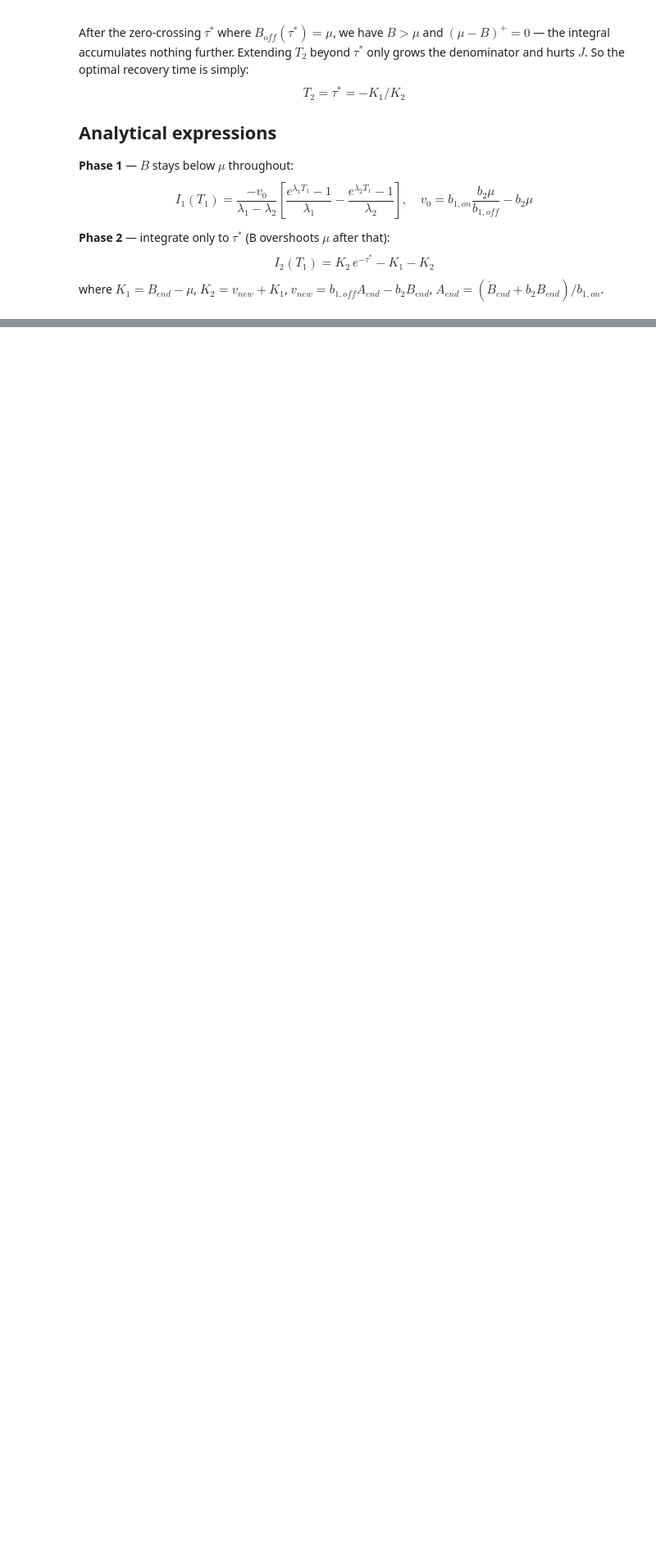
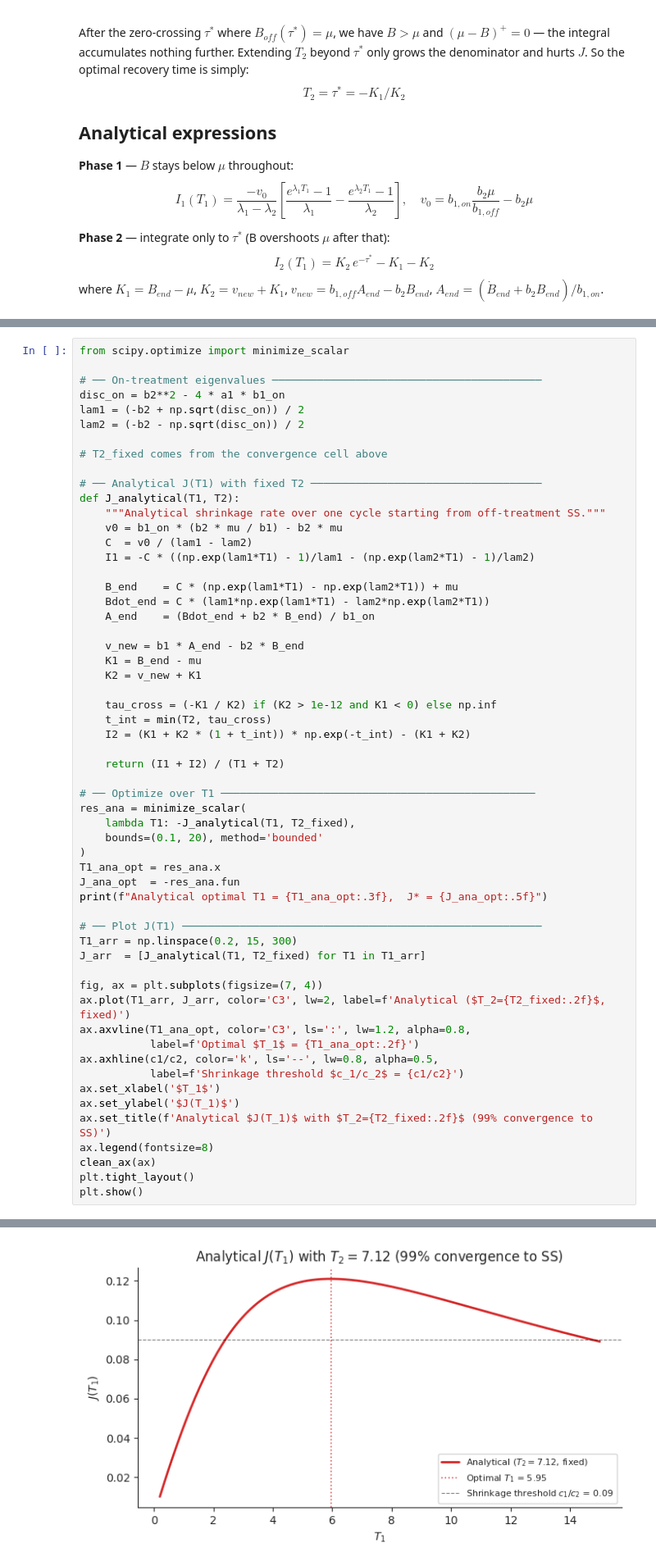
Before and after one commit to Liamir/autodiff-control, a Jupyter notebook: notebooks/abc_model.ipynb, the cells around one changed output, grey strips where cells are left out. Shown at 82% size. Saved outputs shown, nothing was run; the diff lists cells and outputs as text; blank space fills up the shorter version.

```diff
--- a/notebooks/abc_model.ipynb
+++ b/notebooks/abc_model.ipynb
@@ -377,0 +423,58 @@ where $K_1 = B_{end} - \mu$, $K_2 = v_{new} + K_1$, $v_{new} = b_{1,off} A_{end}
+# %%
+from scipy.optimize import minimize_scalar
+
+# ── On-treatment eigenvalues ──────────────────────────────────────────
+disc_on = b2**2 - 4 * a1 * b1_on
+lam1 = (-b2 + np.sqrt(disc_on)) / 2
+lam2 = (-b2 - np.sqrt(disc_on)) / 2
+
+# T2_fixed comes from the convergence cell above
+
+# ── Analytical J(T1) with fixed T2 ────────────────────────────────────
+def J_analytical(T1, T2):
+    """Analytical shrinkage rate over one cycle starting from off-treatment SS."""
+    v0 = b1_on * (b2 * mu / b1) - b2 * mu
+    C  = v0 / (lam1 - lam2)
+    I1 = -C * ((np.exp(lam1*T1) - 1)/lam1 - (np.exp(lam2*T1) - 1)/lam2)
+
+    B_end    = C * (np.exp(lam1*T1) - np.exp(lam2*T1)) + mu
+    Bdot_end = C * (lam1*np.exp(lam1*T1) - lam2*np.exp(lam2*T1))
+    A_end    = (Bdot_end + b2 * B_end) / b1_on
+
+    v_new = b1 * A_end - b2 * B_end
+    K1 = B_end - mu
+    K2 = v_new + K1
+
+    tau_cross = (-K1 / K2) if (K2 > 1e-12 and K1 < 0) else np.inf
+    t_int = min(T2, tau_cross)
+    I2 = (K1 + K2 * (1 + t_int)) * np.exp(-t_int) - (K1 + K2)
+
+    return (I1 + I2) / (T1 + T2)
+
+# ── Optimize over T1 ─────────────────────────────────────────────────
+res_ana = minimize_scalar(
+    lambda T1: -J_analytical(T1, T2_fixed),
+    bounds=(0.1, 20), method='bounded'
+)
+T1_ana_opt = res_ana.x
+J_ana_opt  = -res_ana.fun
+print(f"Analytical optimal T1 = {T1_ana_opt:.3f},  J* = {J_ana_opt:.5f}")
+
+# ── Plot J(T1) ────────────────────────────────────────────────────────
+T1_arr = np.linspace(0.2, 15, 300)
+J_arr  = [J_analytical(T1, T2_fixed) for T1 in T1_arr]
+
+fig, ax = plt.subplots(figsize=(7, 4))
+ax.plot(T1_arr, J_arr, color='C3', lw=2, label=f'Analytical ($T_2={T2_fixed:.2f}$, fixed)')
+ax.axvline(T1_ana_opt, color='C3', ls=':', lw=1.2, alpha=0.8,
+           label=f'Optimal $T_1$ = {T1_ana_opt:.2f}')
+ax.axhline(c1/c2, color='k', ls='--', lw=0.8, alpha=0.5,
+           label=f'Shrinkage threshold $c_1/c_2$ = {c1/c2}')
+ax.set_xlabel('$T_1$')
+ax.set_ylabel('$J(T_1)$')
+ax.set_title(f'Analytical $J(T_1)$ with $T_2={T2_fixed:.2f}$ (99% convergence to SS)')
+ax.legend(fontsize=8)
+clean_ax(ax)
+plt.tight_layout()
+plt.show()
+# %% [output]
@@ -378,3 +482,4 @@ where $K_1 = B_{end} - \mu$, $K_2 = v_{new} + K_1$, $v_{new} = b_{1,off} A_{end}
+[figure, added]
 # %%
 from scipy.optimize import minimize
 
```
Also changed, not shown: parts of 7 cells of this notebook, 3 other files.
